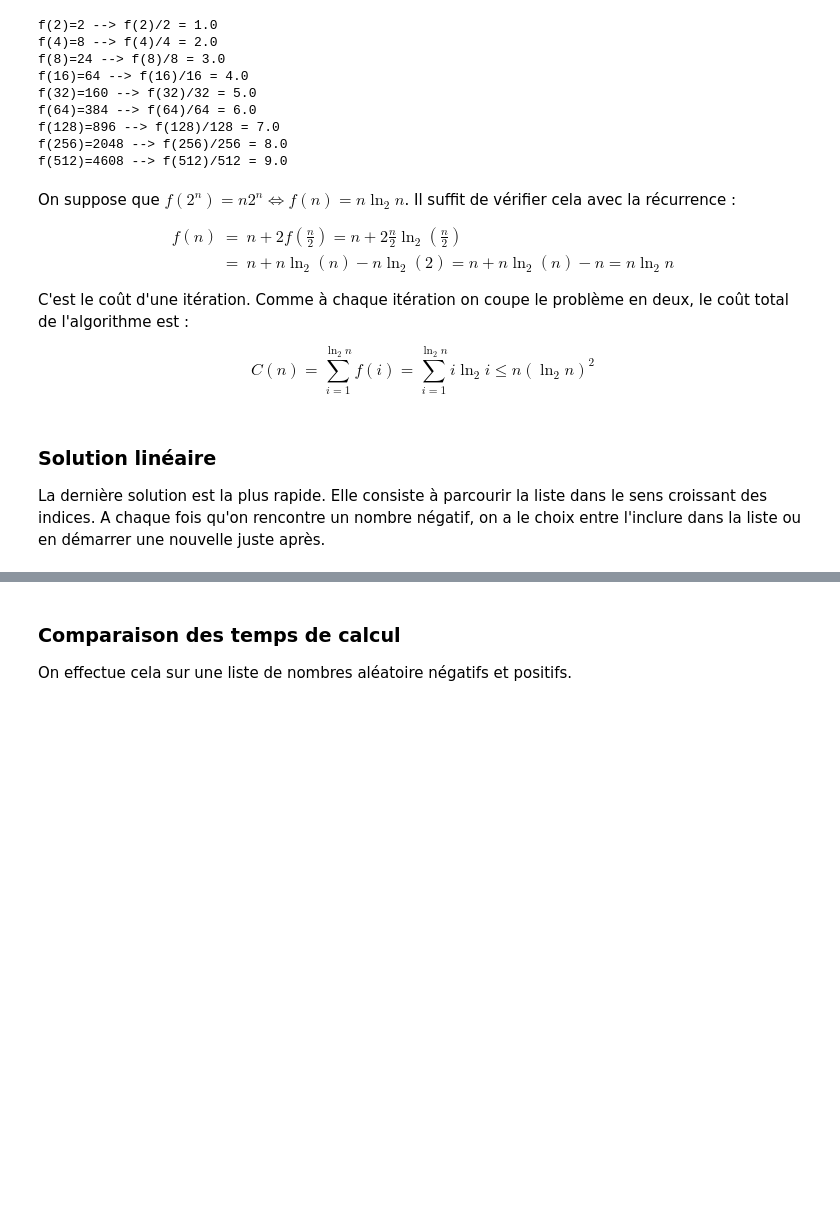
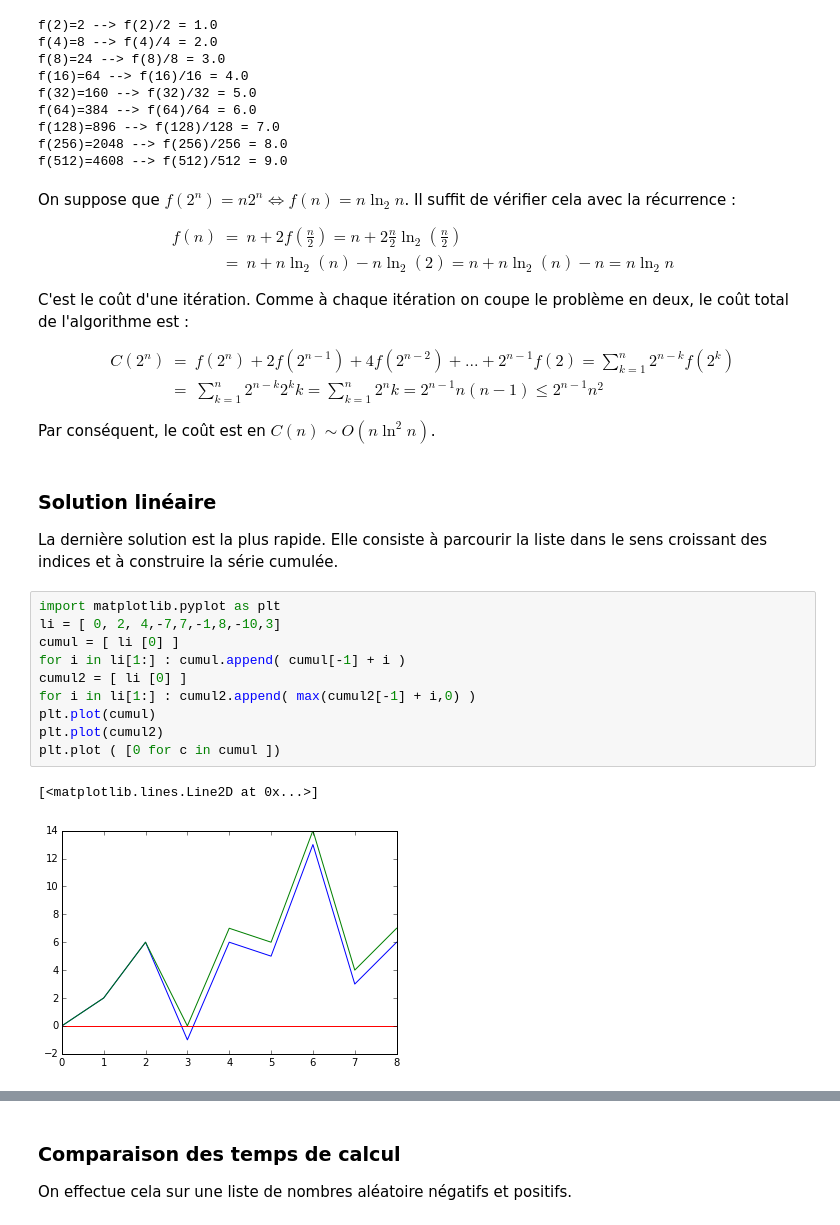
Before and after one commit to sdpython/ensae_teaching_cs, a Jupyter notebook: _doc/notebooks/exercice/exercice_plus_grande_somme.ipynb, the cells around one changed output, grey strips where cells are left out. Saved outputs shown, nothing was run; the diff lists cells and outputs as text; blank space fills up the shorter version.

```diff
--- a/_doc/notebooks/exercice/exercice_plus_grande_somme.ipynb
+++ b/_doc/notebooks/exercice/exercice_plus_grande_somme.ipynb
@@ -192,8 +196,23 @@ $$\begin{eqnarray} f(n) &=& n + 2f(\frac{n}{2}) = n + 2 \frac{n}{2} \ln_2(\frac{
 
 C'est le coût d'une itération. Comme à chaque itération on coupe le problème en deux, le coût total de l'algorithme est :
 
-$$C(n) = \sum_{i=1}^{\ln_2 n} f(i) = \sum_{i=1}^{\ln_2 n} i \ln_2 i \leqslant n (\ln_2 n)^2 $$
+$$ \begin{eqnarray} C(2^n) &=& f(2^n) + 2f(2^{n-1}) + 4f(2^{n-2}) + ... + 2^{n-1}f(2) = \sum_{k=1}^{n} 2^{n-k} f(2^k) \\ &=& \sum_{k=1}^n 2^{n-k} 2^k k = \sum_{k=1}^n 2^n k = 2^{n-1}n(n-1) \leqslant 2^{n-1} n^2 \end{eqnarray} $$
+
+Par conséquent, le coût est en $C(n) \sim O(n \ln^2 n)$.
 # %% [markdown]
 <h3 id="lin">Solution linéaire</h3>
 
-La dernière solution est la plus rapide. Elle consiste à parcourir la liste dans le sens croissant des indices. A chaque fois qu'on rencontre un nombre négatif, on a le choix entre l'inclure dans la liste ou en démarrer une nouvelle juste après.
+La dernière solution est la plus rapide. Elle consiste à parcourir la liste dans le sens croissant des indices et à construire la série cumulée.
+# %%
+import matplotlib.pyplot as plt
+li = [ 0, 2, 4,-7,7,-1,8,-10,3]
+cumul = [ li [0] ]
+for i in li[1:] : cumul.append( cumul[-1] + i )
+cumul2 = [ li [0] ]
+for i in li[1:] : cumul2.append( max(cumul2[-1] + i,0) )
+plt.plot(cumul)
+plt.plot(cumul2)
+plt.plot ( [0 for c in cumul ])
+# %% [output]
+[<matplotlib.lines.Line2D at 0x...>]
+[figure, added]
```
Also changed, not shown: parts of 16 cells of this notebook, 1 other file.
